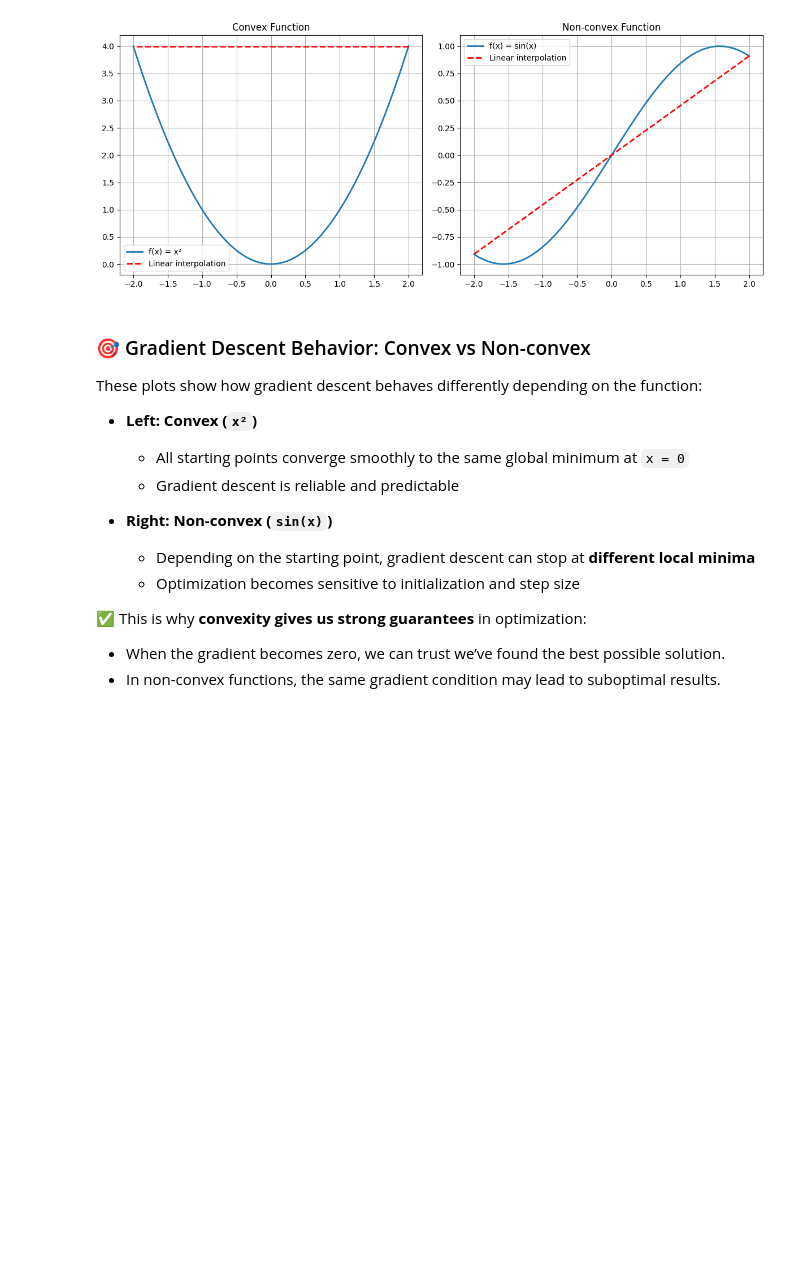
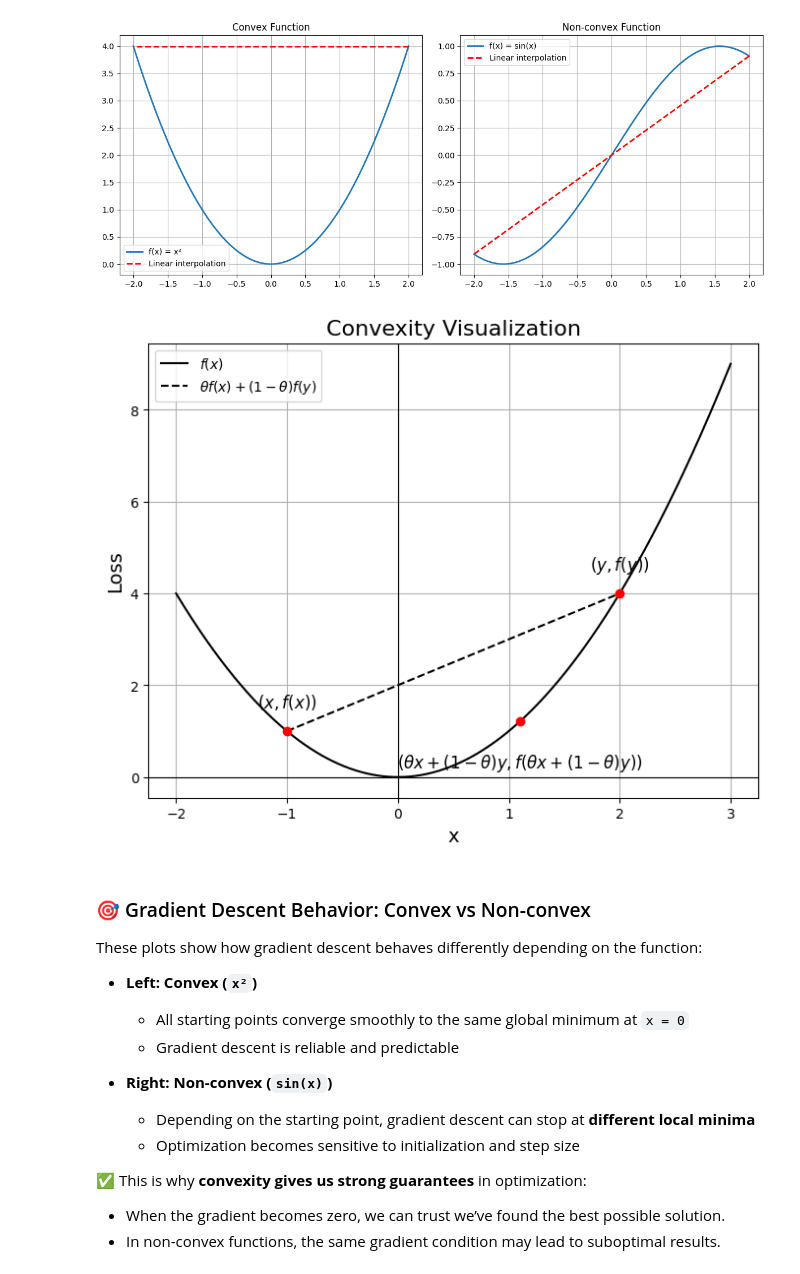
Before and after one commit to dkim949/algorithms-from-scratch, a Jupyter notebook: optimization/optimization01_convexity_smoothness.ipynb, the cells around one changed output. Saved outputs shown, nothing was run; the diff lists cells and outputs as text; code cells hidden in the pictures; blank space fills up the shorter version.

```diff
--- a/optimization/optimization01_convexity_smoothness.ipynb
+++ b/optimization/optimization01_convexity_smoothness.ipynb
@@ -142,6 +142,58 @@ plt.tight_layout()
 plt.show()
 # %% [output]
 [figure]
+# %%
+import numpy as np
+import matplotlib.pyplot as plt
+
+# 1. Convex 함수 정의
+def f(x):
+    return x**2
+
+# 2. x, y 두 점 정의
+x0 = -1
+x1 = 2
+
+# 3. theta 값 정의 (0 ~ 1 사이)
+theta = 0.3
+
+# 4. 중간점 계산
+mid_x = theta * x0 + (1 - theta) * x1
+mid_y = f(mid_x)
+
+# 5. 그림 그리기
+x_vals = np.linspace(-2, 3, 500)
+y_vals = f(x_vals)
+
+plt.figure(figsize=(8, 6))
+
+# 함수 곡선
+plt.plot(x_vals, y_vals, label=r'$f(x)$', color='black')
+
+# 점 찍기
+plt.scatter([x0, x1, mid_x], [f(x0), f(x1), mid_y], color='red', zorder=5)
+
+# 점선: (x0, f(x0)) - (x1, f(x1)) 연결
+plt.plot([x0, x1], [f(x0), f(x1)], 'k--', label=r'$\theta f(x) + (1-\theta)f(y)$')
+
+# 라벨링
+plt.text(x0, f(x0)+0.5, r'$(x, f(x))$', fontsize=12, ha='center')
+plt.text(x1, f(x1)+0.5, r'$(y, f(y))$', fontsize=12, ha='center')
+plt.text(mid_x, mid_y-1.0, r'$(\theta x + (1-\theta) y, f(\theta x + (1-\theta) y))$', fontsize=12, ha='center')
+
+# 축, 제목 설정
+plt.xlabel('x', fontsize=14)
+plt.ylabel('Loss', fontsize=14)
+plt.title('Convexity Visualization', fontsize=16)
+
+plt.legend()
+plt.grid(True)
+plt.axhline(0, color='black', linewidth=0.8)
+plt.axvline(0, color='black', linewidth=0.8)
+
+plt.show()
+# %% [output]
+[figure, added]
 # %% [markdown]
 ### 🎯 Gradient Descent Behavior: Convex vs Non-convex
 
```
Also changed, not shown: 6 other files.
